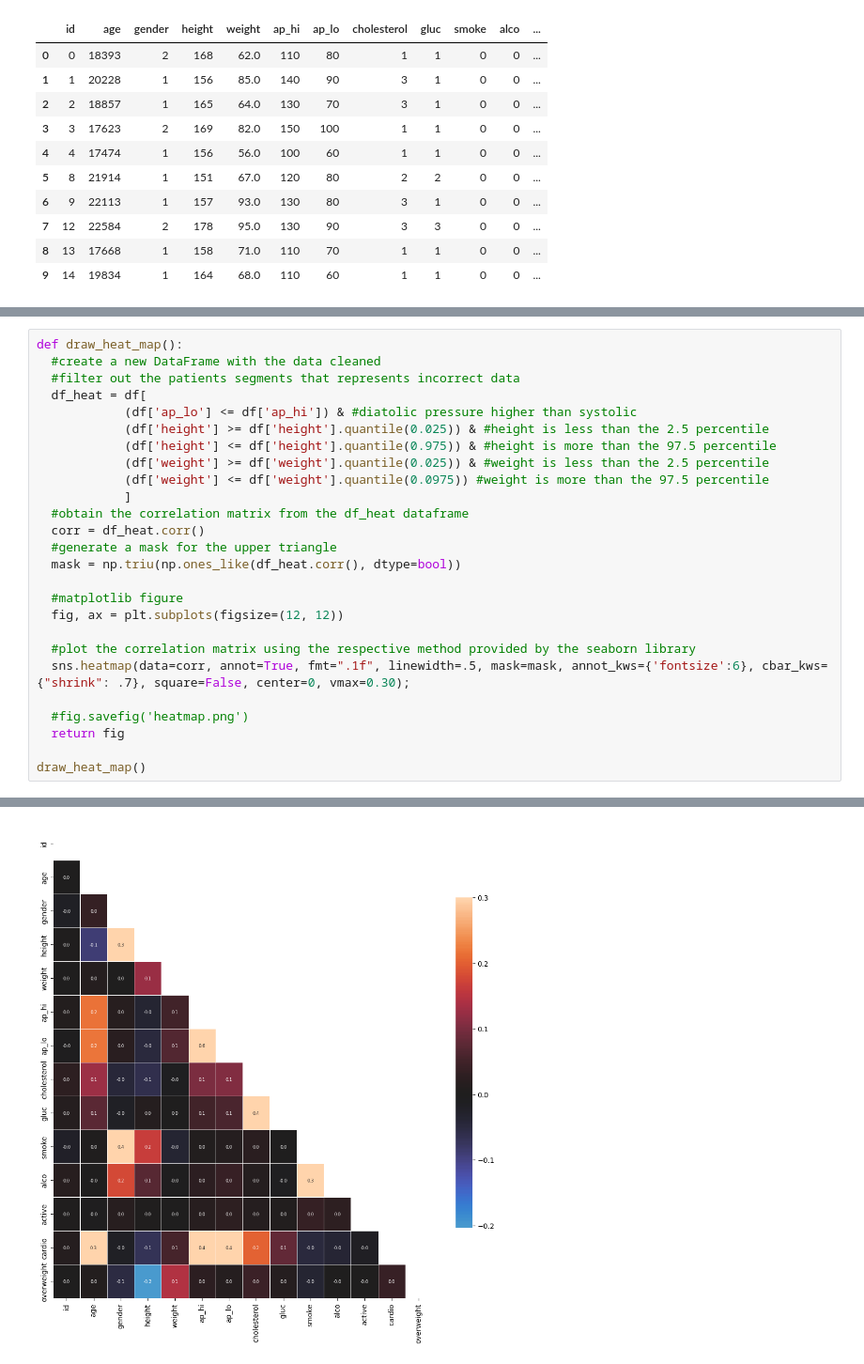
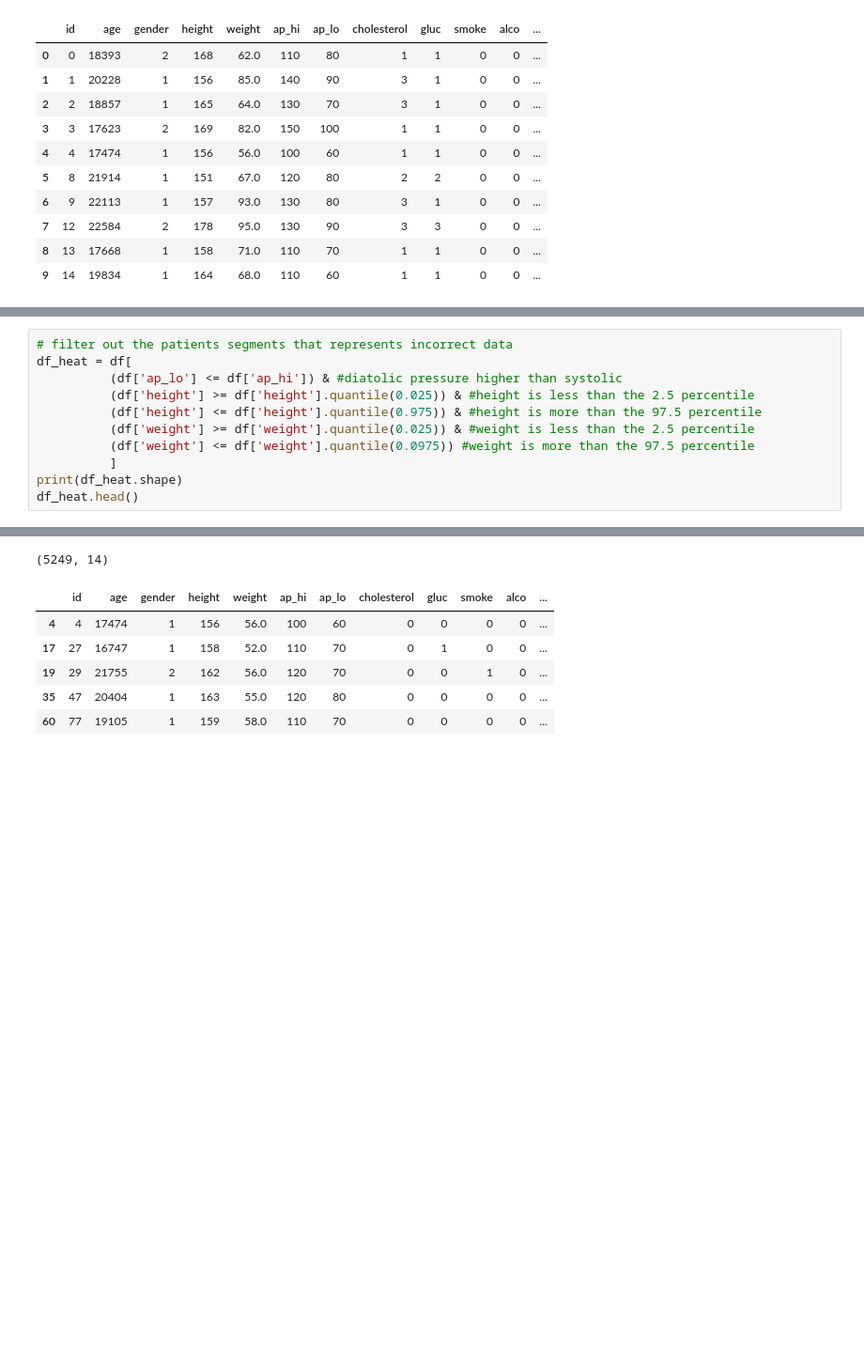
Before and after one commit to mfernandezzz/Data-Analysis-Projects, a Jupyter notebook: medical_data_visualizer.ipynb, the cells around one changed output, grey strips where cells are left out. Shown at 94% size. Cells and saved outputs as stored; diff of their text form; blank space fills up the shorter version.

```diff
--- a/medical_data_visualizer.ipynb
+++ b/medical_data_visualizer.ipynb
@@ -119,27 +135,12 @@ Calculate the correlation matrix and store it in the corr variable. Generate a m
 # %%
-def draw_heat_map():
-  #create a new DataFrame with the data cleaned
-  #filter out the patients segments that represents incorrect data
-  df_heat = df[
-            (df['ap_lo'] <= df['ap_hi']) & #diatolic pressure higher than systolic
-            (df['height'] >= df['height'].quantile(0.025)) & #height is less than the 2.5 percentile
-            (df['height'] <= df['height'].quantile(0.975)) & #height is more than the 97.5 percentile
-            (df['weight'] >= df['weight'].quantile(0.025)) & #weight is less than the 2.5 percentile
-            (df['weight'] <= df['weight'].quantile(0.0975)) #weight is more than the 97.5 percentile
-            ]
-  #obtain the correlation matrix from the df_heat dataframe
-  corr = df_heat.corr()
-  #generate a mask for the upper triangle
-  mask = np.triu(np.ones_like(df_heat.corr(), dtype=bool))
-
-  #matplotlib figure
-  fig, ax = plt.subplots(figsize=(12, 12))
-
-  #plot the correlation matrix using the respective method provided by the seaborn library
-  sns.heatmap(data=corr, annot=True, fmt=".1f", linewidth=.5, mask=mask, annot_kws={'fontsize':6}, cbar_kws={"shrink": .7}, square=False, center=0, vmax=0.30);
-
-  #fig.savefig('heatmap.png')
-  return fig
-
-draw_heat_map()
+# filter out the patients segments that represents incorrect data
+df_heat = df[
+          (df['ap_lo'] <= df['ap_hi']) & #diatolic pressure higher than systolic
+          (df['height'] >= df['height'].quantile(0.025)) & #height is less than the 2.5 percentile
+          (df['height'] <= df['height'].quantile(0.975)) & #height is more than the 97.5 percentile
+          (df['weight'] >= df['weight'].quantile(0.025)) & #weight is less than the 2.5 percentile
+          (df['weight'] <= df['weight'].quantile(0.0975)) #weight is more than the 97.5 percentile
+          ]
+print(df_heat.shape)
+df_heat.head()
 # %% [output]
@@ -147 +147,7 @@ draw_heat_map()
-[figure, removed]
+(5249, 14)
+|  | id | age | gender | height | weight | ap_hi | ap_lo | cholesterol | gluc | smoke | alco | ... |
+| 4 | 4 | 17474 | 1 | 156 | 56.0 | 100 | 60 | 0 | 0 | 0 | 0 | ... |
+| 17 | 27 | 16747 | 1 | 158 | 52.0 | 110 | 70 | 0 | 1 | 0 | 0 | ... |
+| 19 | 29 | 21755 | 2 | 162 | 56.0 | 120 | 70 | 0 | 0 | 1 | 0 | ... |
+| 35 | 47 | 20404 | 1 | 163 | 55.0 | 120 | 80 | 0 | 0 | 0 | 0 | ... |
+| 60 | 77 | 19105 | 1 | 159 | 58.0 | 110 | 70 | 0 | 0 | 0 | 0 | ... |
```
Also changed, not shown: parts of 19 cells of this notebook.
